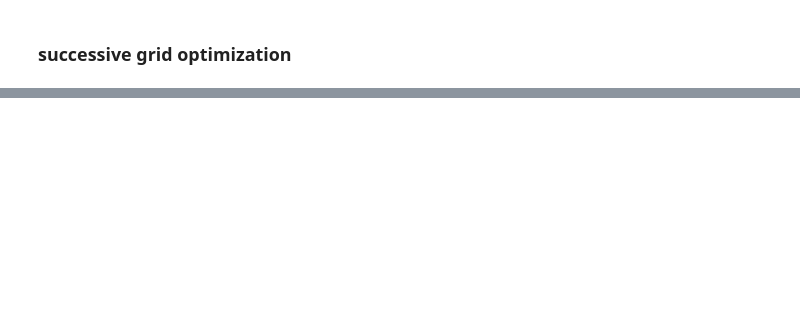
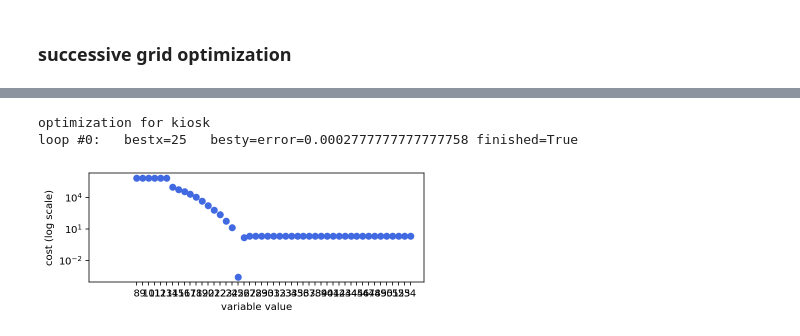
Before and after one commit to AntoineGlacet/KAPpaxsim, a Jupyter notebook: notebooks/stripped/202107_EBS_capacity_v3.ipynb, the cells around one changed output, grey strips where cells are left out. Cells and saved outputs as stored; diff of their text form; code cells hidden in the pictures; blank space fills up the shorter version.

```diff
--- a/notebooks/stripped/202107_EBS_capacity_v3.ipynb
+++ b/notebooks/stripped/202107_EBS_capacity_v3.ipynb
@@ -117,7 +142,7 @@ dct_set_param_T1d_from_drive["win"] = [
     15 for i in range(len_dct_set_param_T1d_from_drive)
 ]
 dct_set_param_T1d_from_drive["show_loading"] = [
-    True for i in range(len_dct_set_param_T1d_from_drive)
+    False for i in range(len_dct_set_param_T1d_from_drive)
 ]
 dct_set_param_T1d_from_drive["show_graph"] = [
     False for i in range(len_dct_set_param_T1d_from_drive)
@@ -167,7 +194,7 @@ def grid_search(
     cost_generator,
     EBS_number,
     dct_run_param_T1d_2025,
-    xmin=250,
+    xmin=150,
     xmax=360,
     N_fev_x=7,
     ymin=0.05,
@@ -275,13 +305,13 @@ for CUSBD_number in CUSBD_number_range:
             cost_generator,
             EBS_number=EBS_number,
             dct_run_param_T1d_2025=dct_param_opti,
-            xmin=250,
+            xmin=150,
             xmax=360,
-            N_fev_x=2,
+            N_fev_x=7,
             ymin=0.05,
             ymax=0.99,
-            N_fev_y=2,
-            N_grid_search=1,
+            N_fev_y=6,
+            N_grid_search=2,
         )
 
         dct_param_opti["CUSBD_opening_duration"] = bestx
@@ -321,8 +351,8 @@ for CUSBD_number in CUSBD_number_range:
 
         # options for custom optimizer
         options = {
-            "guess": int(49),
-            "N_core": 4,
+            "guess": int(32),
+            "N_core": 47,
             "callback": custcallback_multicore,
             "tol": 1,
         }
@@ -340,30 +370,34 @@ for CUSBD_number in CUSBD_number_range:
 
         dct_param_opti["N_kiosk"] = bestx_kiosk
 
         # calculate wait time, total_dep_time and dwell_time
 
         (
             df_result,
             list_KPI_run,
             dct_hist_wait_time,
             dct_hist_queue_length,
         ) = KIX_T1d_CUSBD(**dct_param_opti)
 
         df_dwell, mean, top90 = calculate_avg_dwell_time(
             df_result,
             offset=pd.Timedelta(minutes=60),
         )
 
         # write results in dataframe
 
         mask = (df_result_opti["CUSBD_number"] == CUSBD_number) & (
             df_result_opti["EBS_number"] == EBS_number
         )
 
         df_result_opti.loc[mask, "waiting_time_counters"] = dct_hist_wait_time[
             "checkin_counter"
         ].quantile(q=0.9)
         df_result_opti.loc[mask, "dwell_time"] = mean
 
         df_result_opti.loc[mask, "CUSBD_opening_duration"] = bestx
         df_result_opti.loc[mask, "modern_pax_ratio"] = besty
+# %% [output]
+optimization for kiosk
+loop #0:   bestx=25   besty=error=0.0002777777777777758 finished=True
+[figure, added]
```
Also changed, not shown: parts of 12 cells of this notebook, 1 other file.
